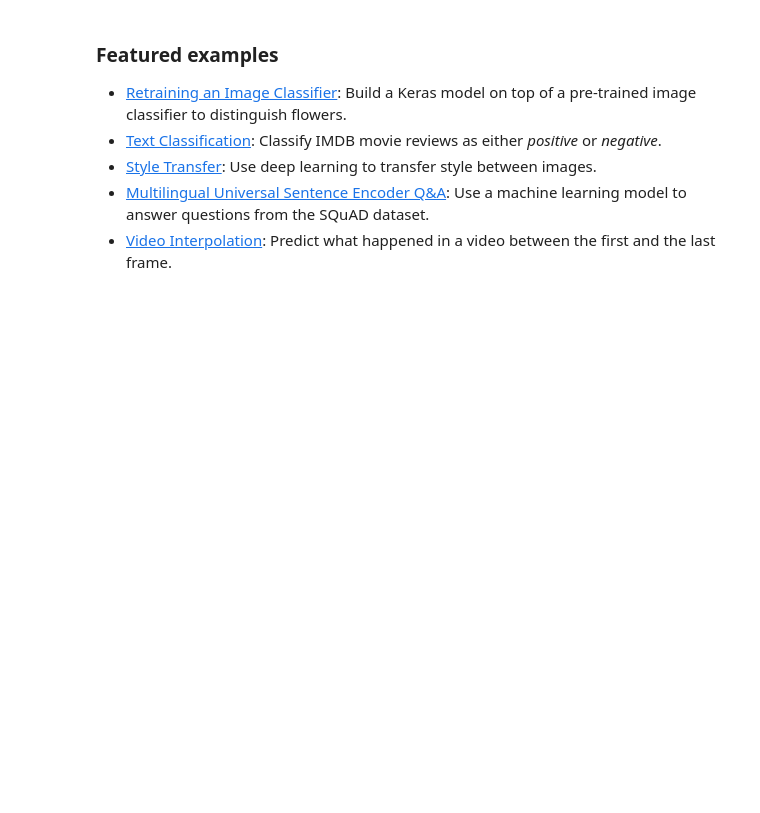
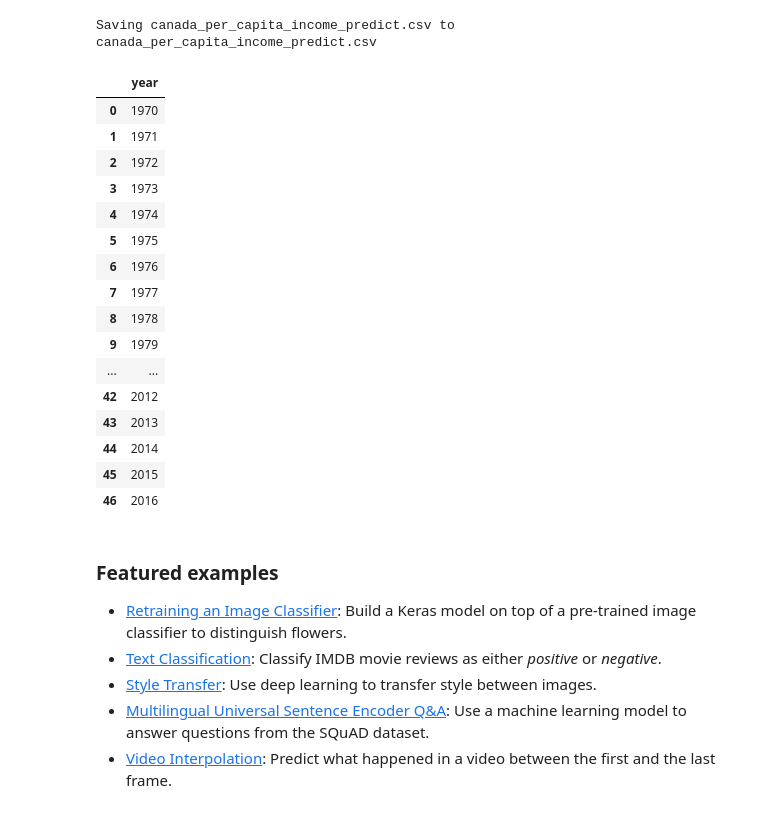
Before and after one commit to Ravikiranmsaraf/Test, a Jupyter notebook: Welcome_To_Colab.ipynb, the cells around one changed output. Cells and saved outputs as stored; diff of their text form; code cells hidden in the pictures; blank space fills up the shorter version.

```diff
--- a/Welcome_To_Colab.ipynb
+++ b/Welcome_To_Colab.ipynb
@@ -172,0 +55,5 @@ These are a few of the notebooks from Google's online Machine Learning course. S
+# %%
+uploaded = files.upload()
+d = pd.read_csv('canada_per_capita_income_predict.csv')
+d
+# %% [output]
@@ -172,0 +61,18 @@ These are a few of the notebooks from Google's online Machine Learning course. S
+Saving canada_per_capita_income_predict.csv to canada_per_capita_income_predict.csv
+|  | year |
+| 0 | 1970 |
+| 1 | 1971 |
+| 2 | 1972 |
+| 3 | 1973 |
+| 4 | 1974 |
+| 5 | 1975 |
+| 6 | 1976 |
+| 7 | 1977 |
+| 8 | 1978 |
+| 9 | 1979 |
+| ... | ... |
+| 42 | 2012 |
+| 43 | 2013 |
+| 44 | 2014 |
+| 45 | 2015 |
+| 46 | 2016 |
```
Also changed, not shown: parts of 23 cells of this notebook.
